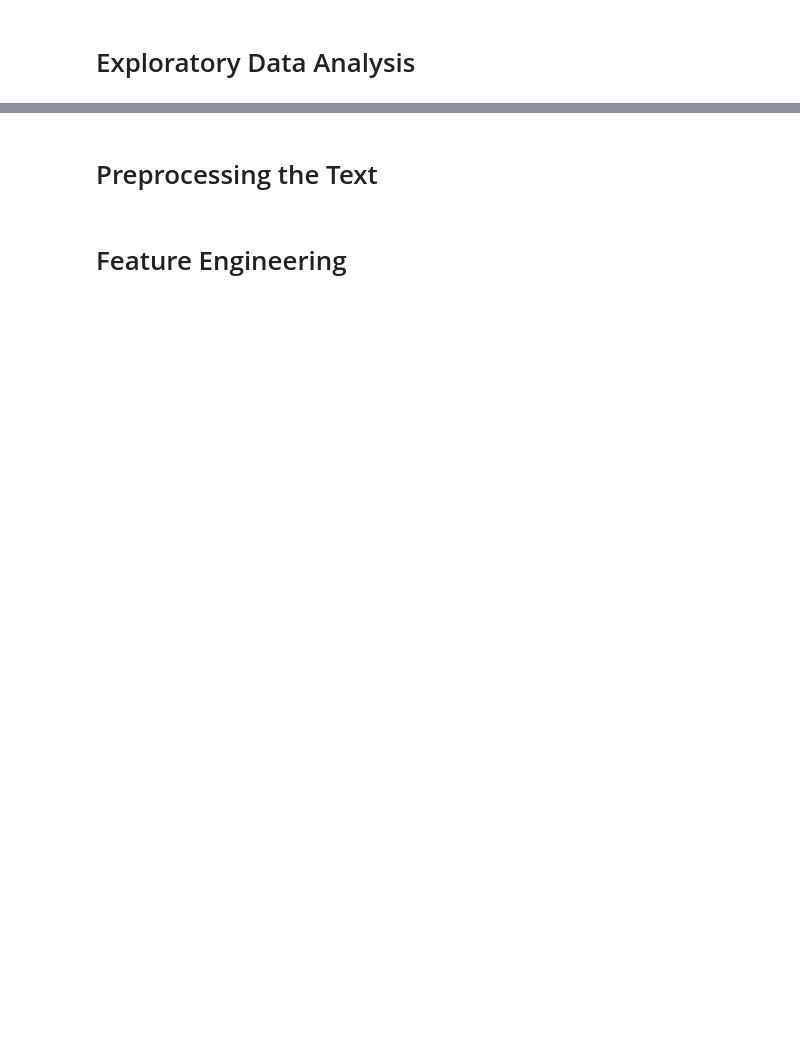
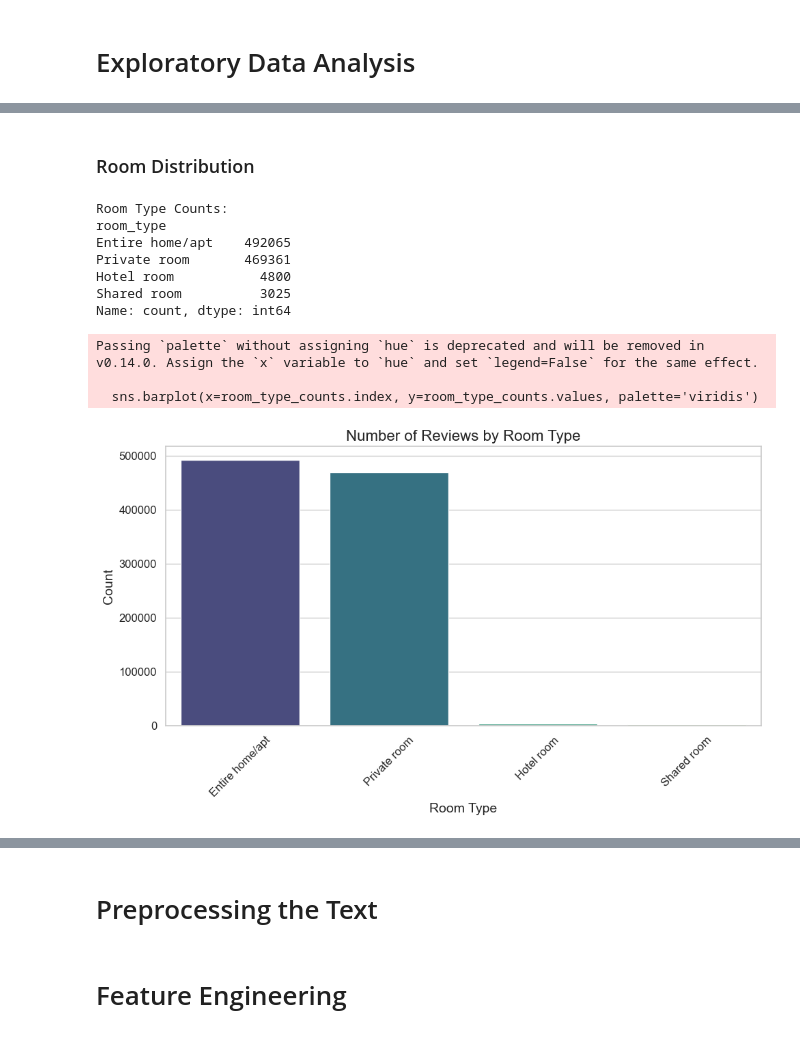
Before and after one commit to agargya123/airbnb-reviews-nlp, a Jupyter notebook: notebooks/Airbnb_Reviews_Analytics.ipynb, the cells around one changed output, grey strips where cells are left out. Cells and saved outputs as stored; diff of their text form; code cells hidden in the pictures; blank space fills up the shorter version.

```diff
--- a/notebooks/Airbnb_Reviews_Analytics.ipynb
+++ b/notebooks/Airbnb_Reviews_Analytics.ipynb
@@ -119,0 +404,28 @@ Neighborhoods:  (230, 2)
+# %% [markdown]
+<H3> Room Distribution </H3>
+# %%
+# Plot 3: Room Type Distribution
+room_type_counts = reviews_merged_df['room_type'].value_counts()
+print("\nRoom Type Counts:")
+print(room_type_counts)
+
+plt.figure()
+sns.barplot(x=room_type_counts.index, y=room_type_counts.values, palette='viridis')
+plt.title('Number of Reviews by Room Type')
+plt.xlabel('Room Type')
+plt.ylabel('Count')
+plt.xticks(rotation=45)
+plt.tight_layout()
+plt.show()
+# %% [output]
+Room Type Counts:
+room_type
+Entire home/apt    492065
+Private room       469361
+Hotel room           4800
+Shared room          3025
+Name: count, dtype: int64
+Passing `palette` without assigning `hue` is deprecated and will be removed in v0.14.0. Assign the `x` variable to `hue` and set `legend=False` for the same effect.
+
+  sns.barplot(x=room_type_counts.index, y=room_type_counts.values, palette='viridis')
+[figure, added]
```
Also changed, not shown: parts of 42 cells of this notebook.
